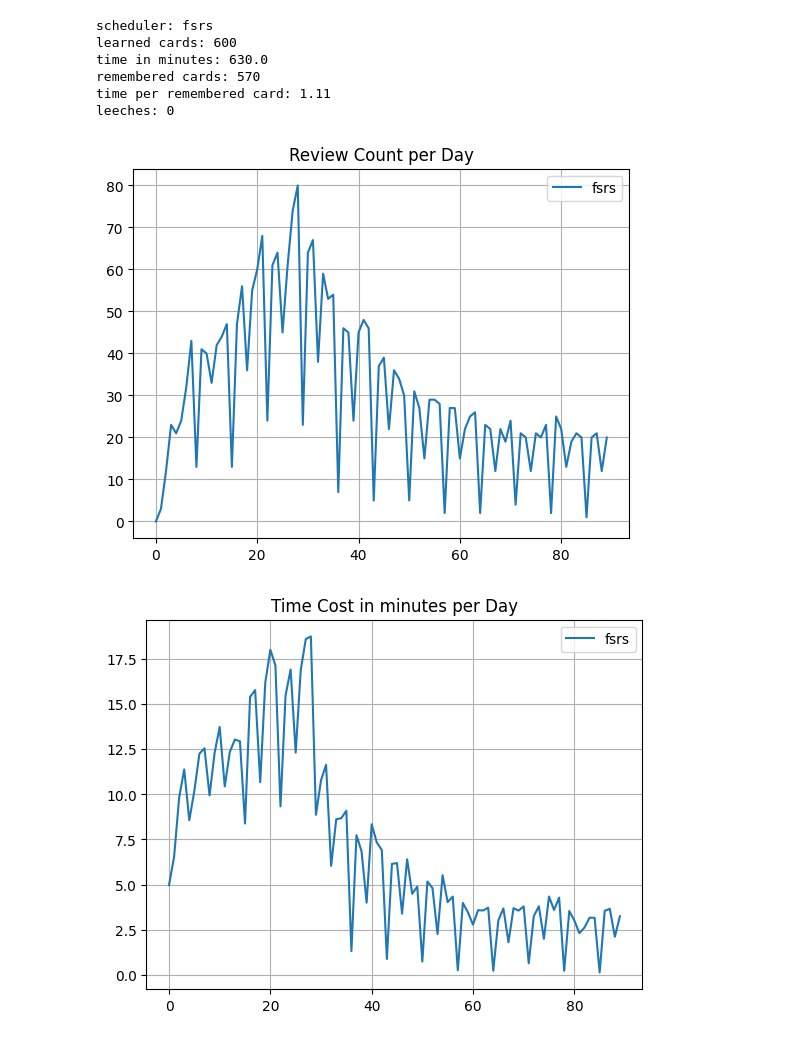
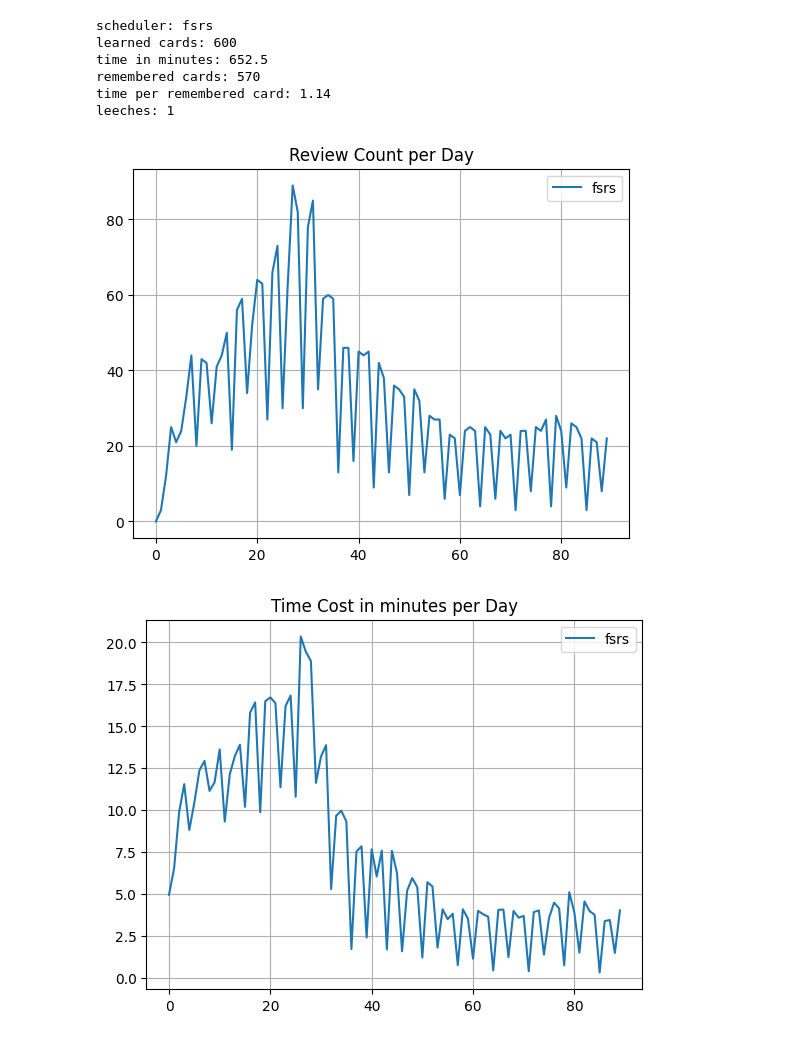
Before and after one commit to open-spaced-repetition/easy-days-simulator, a Jupyter notebook: notebook.ipynb, the cells around one changed output. Cells and saved outputs as stored; diff of their text form; code cells hidden in the pictures.

```diff
--- a/notebook.ipynb
+++ b/notebook.ipynb
@@ -16,10 +16,10 @@ import matplotlib.pyplot as plt
 easy_days_percentages = np.array(
     [
         1,  # Monday
-        0,  # Tuesday
+        0.1,  # Tuesday
         1,  # Wednesday
         1,  # Thursday
-        0.5,  # Friday
+        0.2,  # Friday
         1,  # Saturday
         1,  # Sunday
     ]
@@ -392,36 +392,36 @@ for seed in range(0, sample_size):
     save["difficulty"] = round(save["difficulty"], 2)
     save["factor"] = round(save["factor"], 2)
     save["time"] = round(save["time"], 2)
 
 plt.figure(1)
 plt.title(f"Review Count per Day")
 plt.legend()
 plt.grid(True)
 plt.figure(2)
 plt.title(f"Time Cost in minutes per Day")
 plt.legend()
 plt.grid(True)
 plt.figure(3)
 plt.title(f"Cumulative Learn Count per Day")
 plt.legend()
 plt.grid(True)
 plt.figure(4)
 plt.title("Retention per Day")
 plt.legend()
 plt.grid(True)
 plt.figure(5)
 plt.title(f"Memorized Count per Day")
 plt.legend()
 plt.grid(True)
 plt.show()
 plt.close("all")
 # %% [output]
 scheduler: fsrs
 learned cards: 600
-time in minutes: 630.0
+time in minutes: 652.5
 remembered cards: 570
-time per remembered card: 1.11
-leeches: 0
+time per remembered card: 1.14
+leeches: 1
-[figure, old version]
+[figure, new version]
-[figure, old version]
+[figure, new version]
 [figure]
```
Also changed, not shown: parts of 1 cell of this notebook.
